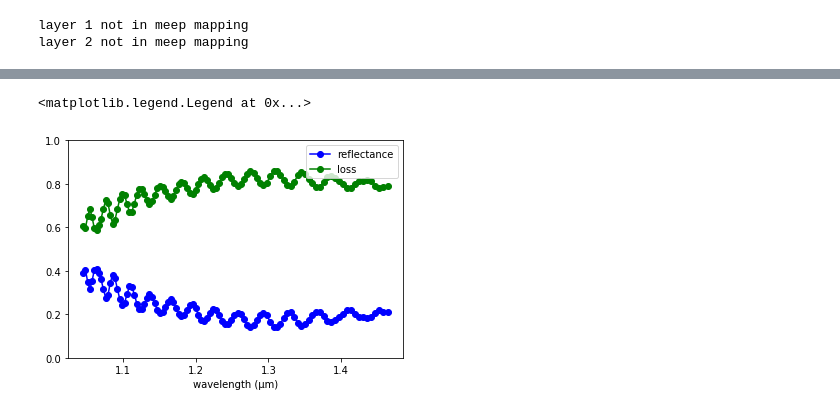
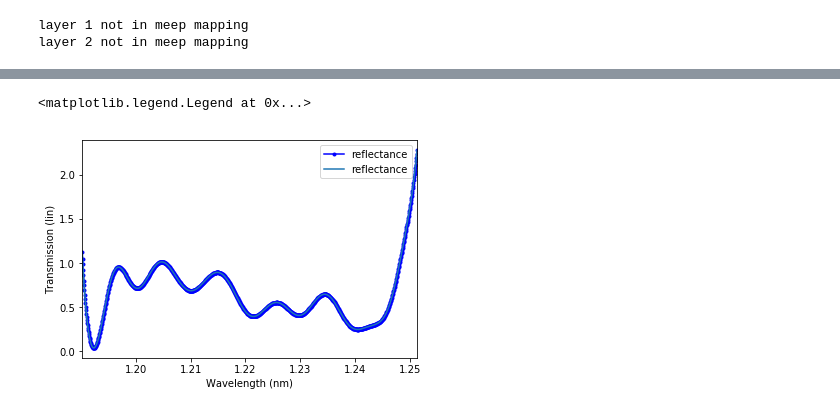
Before and after one commit to atait/jupyter-meep, a Jupyter notebook: notebooks/Cavities/gds-loopMirror.ipynb, the cells around one changed output, grey strips where cells are left out. Saved outputs shown, nothing was run; the diff lists cells and outputs as text; code cells hidden in the pictures.

```diff
--- a/notebooks/Cavities/gds-loopMirror.ipynb
+++ b/notebooks/Cavities/gds-loopMirror.ipynb
@@ -97,34 +115,34 @@ plot_sim(300)
 # %%
+wl = 1 / flux_freqs
 # Ok first do the straight waveguide
 def do_baseline():
 
-    straight_geometry = [background,
-                        mp.Block(mp.Vector3(cell.x, sm_width, 1e20),
+    straight_geometry = [mp.Block(mp.Vector3(cell.x, sm_width, 1e20),
                                  center=mp.Vector3(0, 0),
                                  material=mp.Medium(epsilon=12))]
     sim = mp.Simulation(cell_size=cell,
-                        boundary_layers=pml_layers,
+                        boundary_layers=[mp.PML(dpml)],
                         geometry=straight_geometry,
                         sources=sources,
                         resolution=resolution,
-                        symmetries=[mp.Mirror(mp.Y, phase=-1)],
+                        symmetries=[mp.Mirror(mp.Y, phase=1)],
                         progress_interval=1e6)
     sim.reset_meep()
 
     # Now put in some flux monitors. Make sure the pulse source was selected
     # reflected flux
-    refl_fr = mp.FluxRegion(center=mp.Vector3(-cell.x / 2 + dpml + .5,0,0), size=mp.Vector3(0,2*sm_width,0))
+    refl_fr = mp.FluxRegion(center=mp.Vector3(-cell.x / 2 + dpml + .5,0,0), size=mp.Vector3(0,sm_width,0))
     refl = sim.add_flux(fcen, df, nfreq, refl_fr)
 
     # transmitted flux
-    tran_fr = mp.FluxRegion(center=mp.Vector3(cell.x / 2 - dpml, 0,0), size=mp.Vector3(0,2*sm_width,0))
+    tran_fr = mp.FluxRegion(center=mp.Vector3(cell.x / 2 - dpml, 0,0), size=mp.Vector3(0,sm_width,0))
     tran = sim.add_flux(fcen, df, nfreq, tran_fr)
 
     # Do it
     monitor_pt = mp.Vector3(cell.x/2-dpml-0.5,0)
     sim.run(mp.at_beginning(livefield),
             mp.at_every(5, livefield),
-            until_after_sources=mp.stop_when_fields_decayed(50,mp.Ey, monitor_pt,1e-3))
+            until_after_sources=mp.stop_when_fields_decayed(50,mp.Ez, monitor_pt,1e-3))
 
     # for normalization run, save flux fields data for reflection plane
     straight_refl_data = sim.get_flux_data(refl)
@@ -141,16 +155,16 @@ run 0 finished at t = 200.10000000000002 (8004 timesteps)
 # %%
 def do_trial(straight_refl_data, with_geometry=geometry, do_live=True):
     sim = mp.Simulation(cell_size=cell,
-                        boundary_layers=pml_layers,
+                        boundary_layers=[mp.PML(dpml)],
                         geometry=with_geometry,
                         sources=sources,
                         resolution=resolution,
-                        symmetries=[mp.Mirror(mp.Y, phase=-1)],
-#                         progress_interval=1e6,
+                        symmetries=[mp.Mirror(mp.Y, phase=1)],
+                        progress_interval=1e6,
                        )
     sim.reset_meep()
     # reflected flux
-    refl_fr = mp.FluxRegion(center=mp.Vector3(-cell.x / 2 + dpml + .5,0,0), size=mp.Vector3(0,2*sm_width,0))
+    refl_fr = mp.FluxRegion(center=mp.Vector3(-cell.x / 2 + dpml + .5,0,0), size=mp.Vector3(0,sm_width,0))
     refl = sim.add_flux(fcen, df, nfreq, refl_fr)
     # for normal run, load negated fields to subtract incident from refl. fields
     sim.load_minus_flux_data(refl, straight_refl_data)
@@ -158,10 +172,11 @@ def do_trial(straight_refl_data, with_geometry=geometry, do_live=True):
     monitor_pt = mp.Vector3(0,0)
     run_args = (mp.at_beginning(livefield), mp.at_every(5, livefield),) if do_live else tuple()
     sim.run(*run_args,
-            until_after_sources=mp.stop_when_fields_decayed(50,mp.Ey, monitor_pt,1e-3))
+#             until_after_sources=mp.stop_when_fields_decayed(50,mp.Ez, monitor_pt,1e-5),
+            until=450)
     return refl
 
-refl = do_trial(straight_refl_data, with_geometry=give_geometry(MMI_length=5))
+refl = do_trial(straight_refl_data)
 bend_refl_flux = np.array(mp.get_fluxes(refl))
 flux_freqs = np.array(mp.get_flux_freqs(refl))
 # %% [output]
@@ -171,13 +185,17 @@ run 0 finished at t = 250.125 (10005 timesteps)
 # %%
-wl = 1 / flux_freqs
-Rs = -bend_refl_flux/np.array(straight_tran_flux)
-plt.plot(wl,Rs,'bo-',label='reflectance')
-plt.plot(wl,1-Rs,'go-',label='loss')
+
+refl2 = bend_refl_flux
+# refl2 = np.convolve(bend_refl_flux, np.ones(60)/60, mode='same')
+Rs = -refl2/np.array(straight_tran_flux)
+plt.plot(wl,Rs,'b.-',label='reflectance')
+# plt.plot(wl,1-Rs,'g-',label='loss')
 # plt.axis([1.0, 1.44, 0, 1])
-plt.ylim([0,1])
-plt.xlabel("wavelength (μm)")
+ref_spct = Spectrum(wl, Rs, inDbm=False)
+ref_spct.simplePlot(label='reflectance')
+# plt.ylim([0,1])
+# plt.xlabel("wavelength (μm)")
 plt.legend(loc="upper right")
 # %% [output]
 <matplotlib.legend.Legend at 0x...>
-[figure, old version]
+[figure, new version]
 # %%
```
Also changed, not shown: parts of 11 cells of this notebook, 2 other files.
